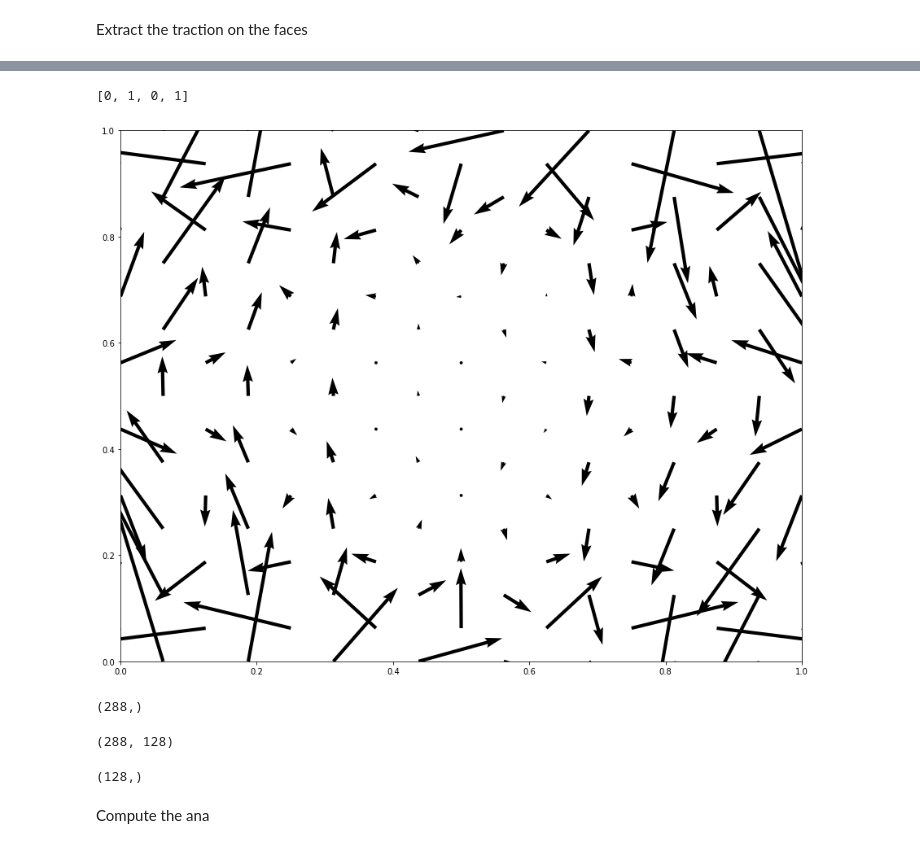
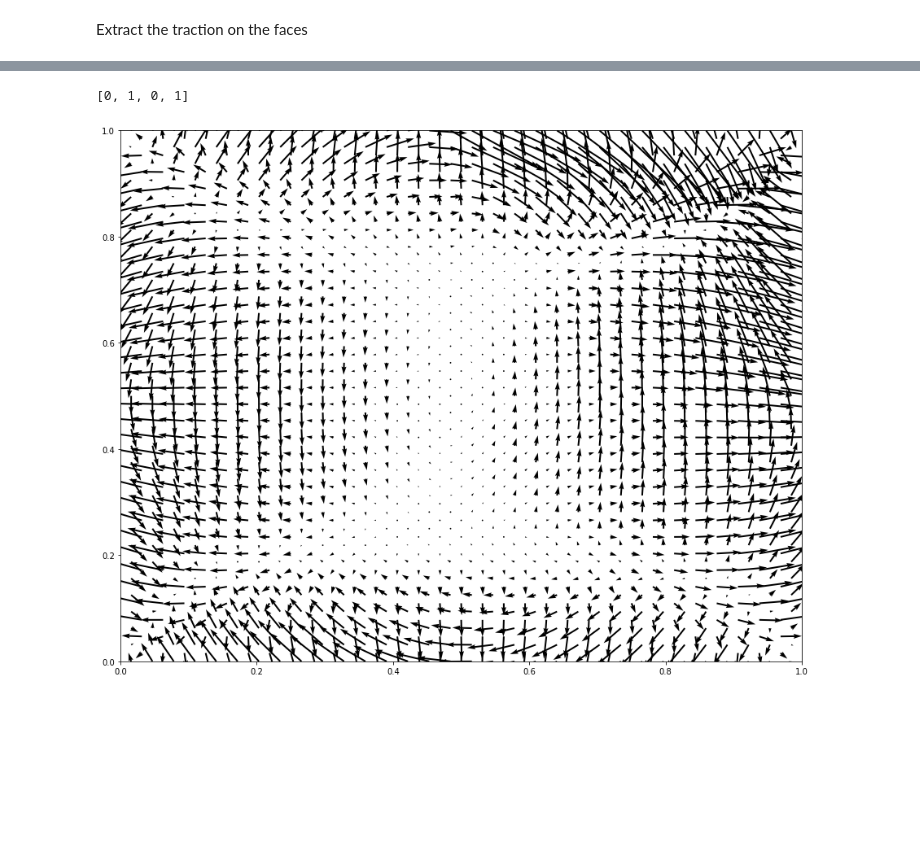
Before and after one commit to zhang-cugb/mastersproject, a Jupyter notebook: mechanics/keilegavlen et. al. 2017 paper experiment.ipynb, the cells around one changed output, grey strips where cells are left out. Drawn from its saved outputs; the diff is of its cells as text; code cells hidden in the pictures; blank space fills up the shorter version.

```diff
--- a/mechanics/keilegavlen et. al. 2017 paper experiment.ipynb
+++ b/mechanics/keilegavlen et. al. 2017 paper experiment.ipynb
@@ -62,7 +62,7 @@ def uexact(x,y):
 Create grid \
 By the visualization, we should have 8 cells in each direction.
 # %%
-n = 8
+n = 32
 physdims = [1,1]
 g = pp.CartGrid([n,n], physdims=physdims)
 g.compute_geometry()
@@ -118,4 +173,17 @@ def Stress(x,y):
+# %%
+# Try first f = 0.
+#f = np.zeros(g.dim * g.num_cells)
+
+# Compute the analytical divergence:
+
+def div_stress(x,y):
+    fc = 2*Mu(x,y)
+    sx = ((x-0.5)**2 + (y-0.5)**2) * fc
+    sy = -2*(x-0.5)*(y-0.5) * fc
+
+    return np.array((sx, sy))
 # %%
-div = pp.fvutils.vector_divergence(g)
-stress_exact = np.array([Stress(*x) for x in cell_centers_2D])
-#f = div * stress_exact
+#div = pp.fvutils.vector_divergence(g)
+#stress_exact = np.array([Stress(*x) for x in cell_centers_2D])
+f_exact = np.array([div_stress(*x) for x in cell_centers_2D]).T
+f = f_exact.ravel('F')
@@ -215,16 +245,16 @@ bottom=0.0, top=0.0
 # %%
 import matplotlib.pyplot as plt
 %matplotlib inline
 
 fig, ax = plt.subplots(figsize=(15,12))
 
 x_pos = g.face_centers[0]
 y_pos = g.face_centers[1]
 ux = T2d[0]
 uy = T2d[1]
 
-ax.quiver(x_pos,y_pos,ux,uy, scale=.15)
+ax.quiver(x_pos,y_pos,ux,uy, scale=50)
 ax.axis([0,1,0,1])
 # %% [output]
 [0, 1, 0, 1]
-[figure, old version]
+[figure, new version]
@@ -235,14 +260,0 @@ body_forces = div * stress * u + div * bound_stress * bc_val
-# %%
-(stress*u).shape
-# %% [output]
-(288,)
-# %%
-stress.shape
-# %% [output]
-(288, 128)
-# %%
-u.shape
-# %% [output]
-(128,)
-# %% [markdown]
-Compute the ana
```
Also changed, not shown: parts of 16 cells of this notebook, 18 other files.
